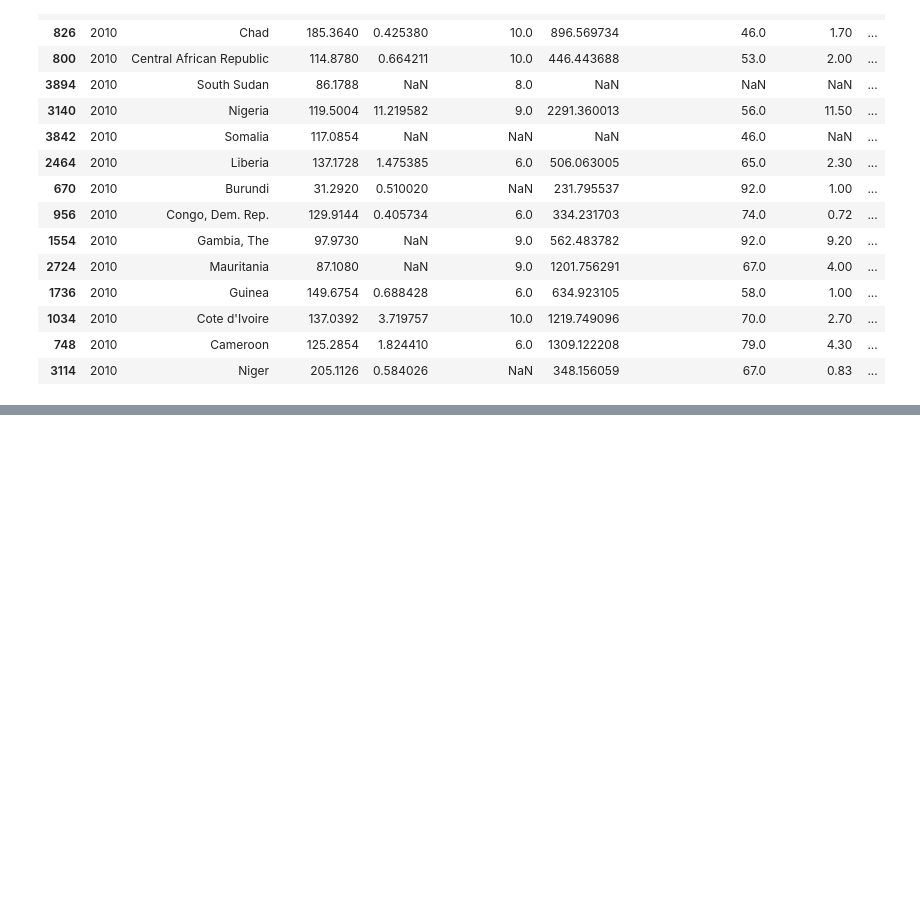
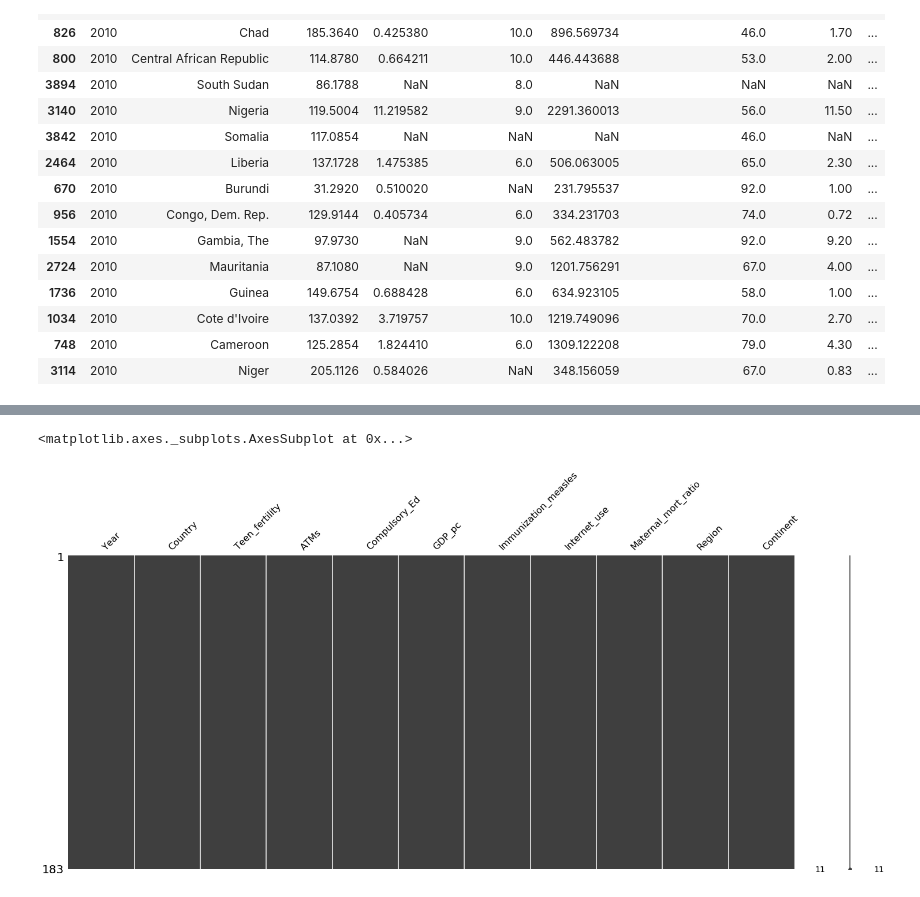
Before and after one commit to MsJacksonIYN/Maternal_Mortality, a Jupyter notebook: Working_Mod_2_Project_ModeledRatio.ipynb, the cells around one changed output, grey strips where cells are left out. Saved outputs shown, nothing was run; the diff lists cells and outputs as text; code cells hidden in the pictures; blank space fills up the shorter version.

```diff
--- a/Working_Mod_2_Project_ModeledRatio.ipynb
+++ b/Working_Mod_2_Project_ModeledRatio.ipynb
@@ -549,0 +578,4 @@ Name: Maternal_mort_ratio, dtype: float64
+# %%
+test_data.iloc[132,6] = mean_by_region['Immunization_measles']['Caribbean']
+test_data.iloc[149,6] = mean_by_region['Immunization_measles']['Eastern Africa']
+test_data.iloc[179,6] = mean_by_region['Immunization_measles']['Western Asia']
@@ -549,0 +586,3 @@ Name: Maternal_mort_ratio, dtype: float64
+# %%
+test_data.iloc[147,7] = mean_by_region['Internet_use']['Eastern Africa']
+test_data.iloc[149,7] = mean_by_region['Internet_use']['Eastern Africa']
@@ -549,0 +593,6 @@ Name: Maternal_mort_ratio, dtype: float64
+# %%
+test_data.iloc[147,5] = med_by_region['GDP_pc']['Eastern Africa']
+test_data.iloc[149,5] = med_by_region['GDP_pc']['Eastern Africa']
+# %%
+test_data.iloc[86,5] = med_by_region['GDP_pc']['Eastern Asia']
+test_data.iloc[158,5] = med_by_region['GDP_pc']['Western Asia']
@@ -549,0 +622,5 @@ Name: Maternal_mort_ratio, dtype: float64
+# %%
+msno.matrix(test_data.iloc[:,:])
+# %% [output]
+<matplotlib.axes._subplots.AxesSubplot at 0x...>
+[figure, added]
```
Also changed, not shown: parts of 49 cells of this notebook.
